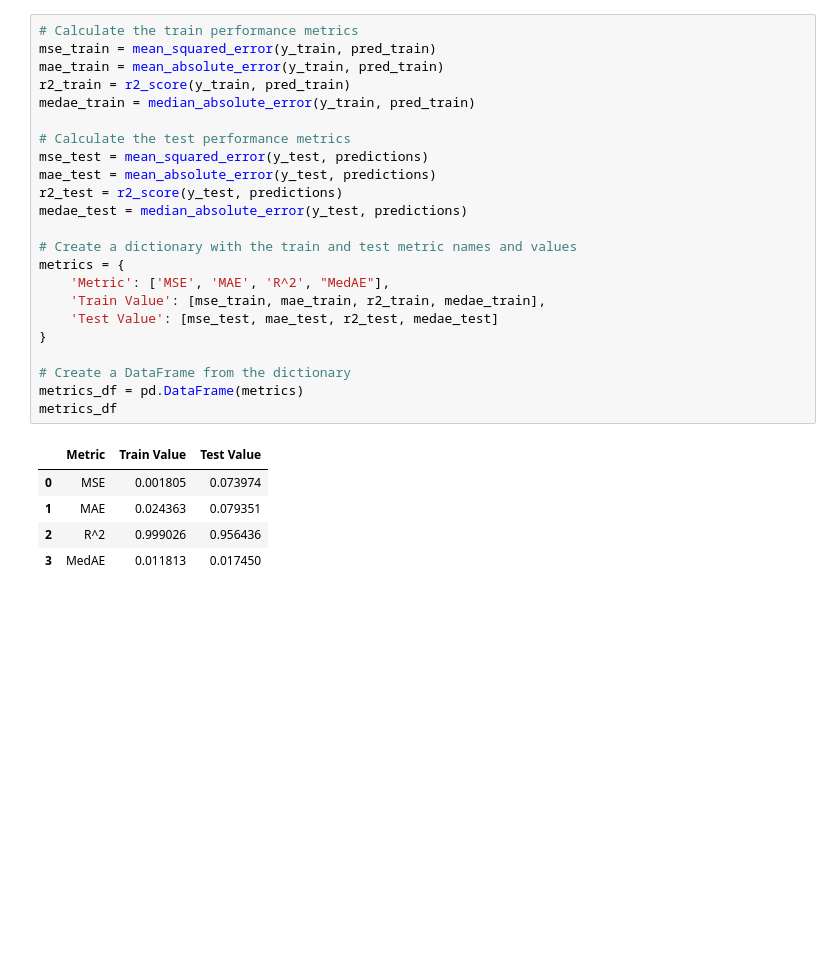
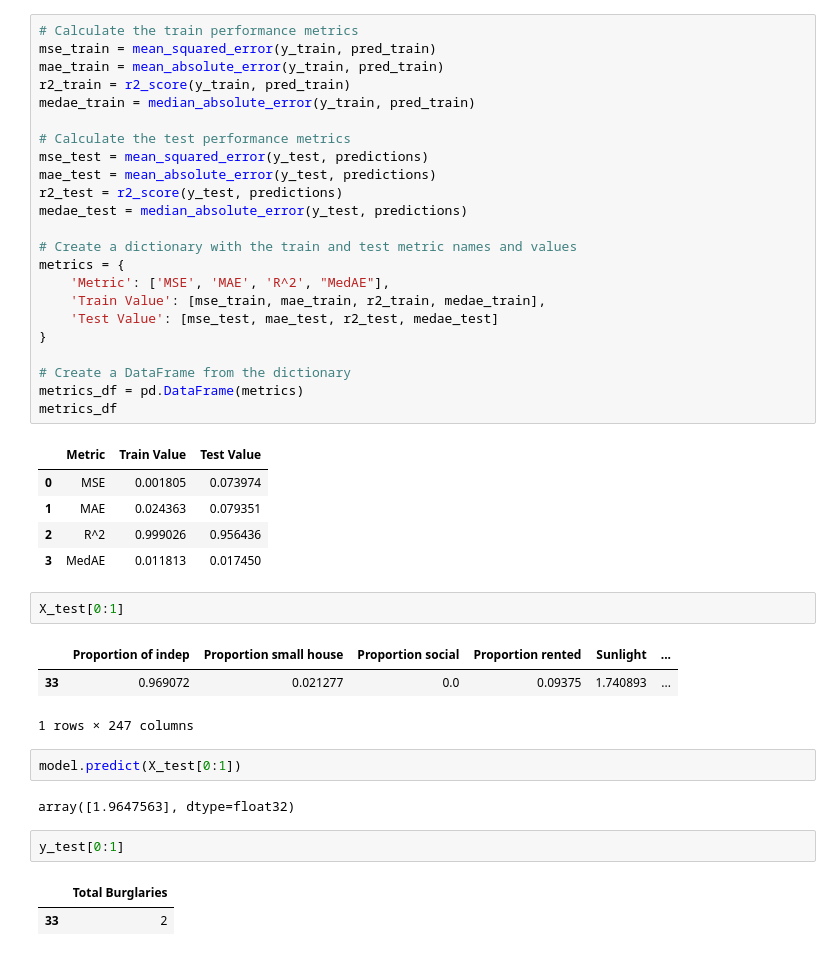
Before and after one commit to DC2-G19/policeResourceAllocation, a Jupyter notebook: XGBoost_test.ipynb, the cells around one changed output. Drawn from its saved outputs; the diff is of its cells as text; blank space fills up the shorter version.

```diff
--- a/XGBoost_test.ipynb
+++ b/XGBoost_test.ipynb
@@ -174,3 +162,18 @@ metrics_df
 | 1 | MAE | 0.024363 | 0.079351 |
 | 2 | R^2 | 0.999026 | 0.956436 |
 | 3 | MedAE | 0.011813 | 0.017450 |
+# %%
+X_test[0:1]
+# %% [output]
+|  | Proportion of indep | Proportion small house | Proportion social | Proportion rented | Sunlight | ... |
+| 33 | 0.969072 | 0.021277 | 0.0 | 0.09375 | 1.740893 | ... |
+1 rows × 247 columns
+# %%
+model.predict(X_test[0:1])
+# %% [output]
+array([1.9647563], dtype=float32)
+# %%
+y_test[0:1]
+# %% [output]
+|  | Total Burglaries |
+| 33 | 2 |
```
Also changed, not shown: parts of 5 cells of this notebook.
